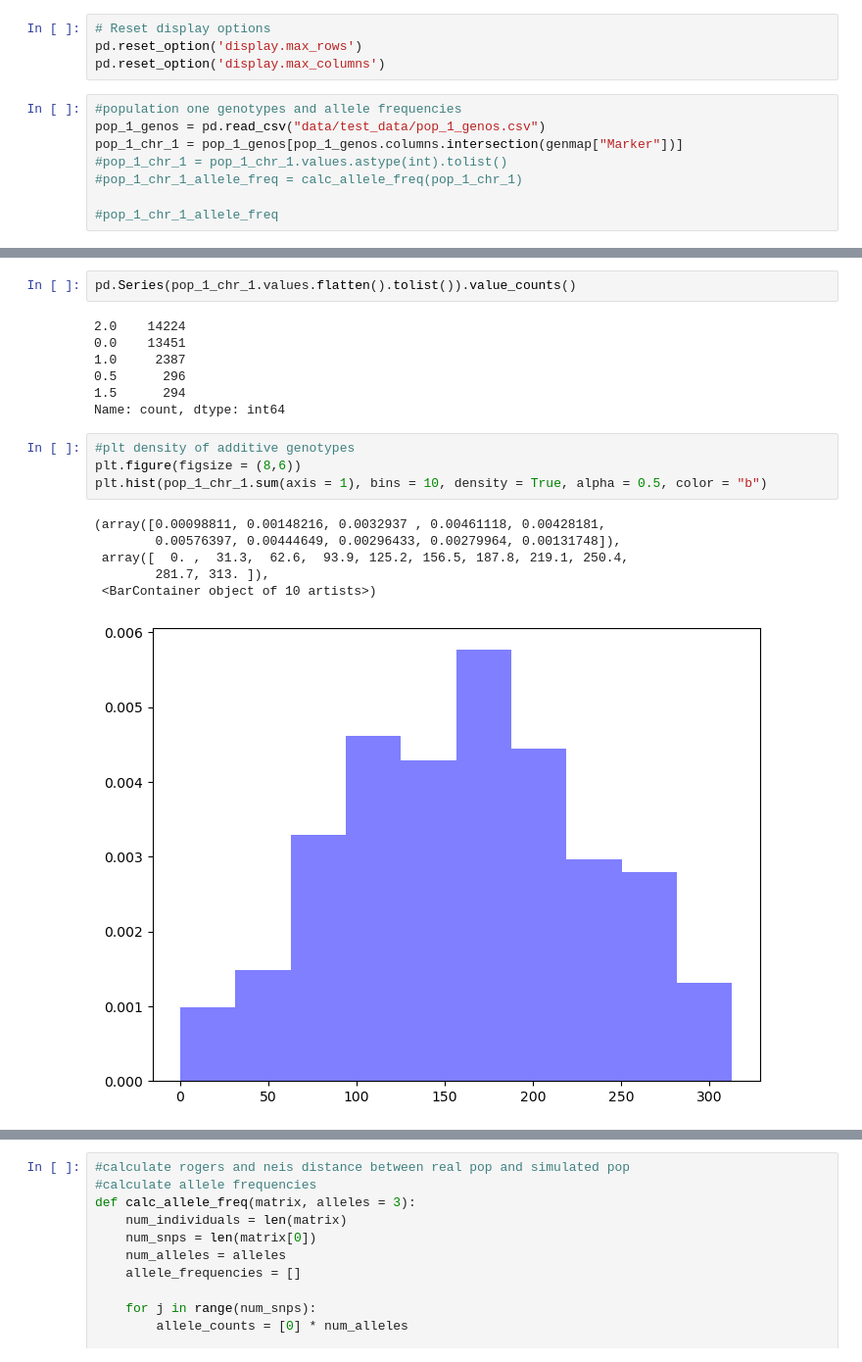
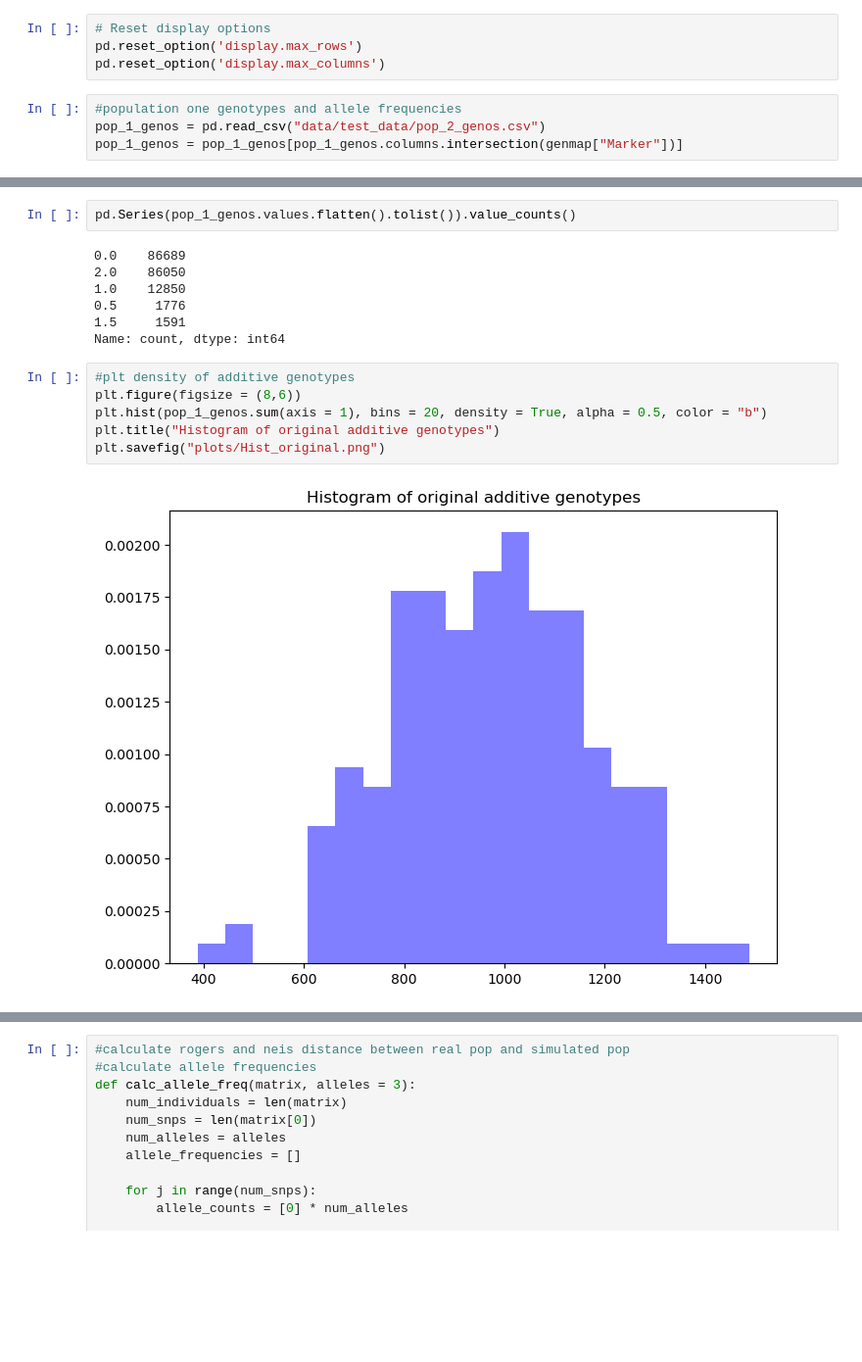
Before and after one commit to Phlup/Masterarbeit, a Jupyter notebook: code/Windows/genotype_sim.ipynb, the cells around one changed output, grey strips where cells are left out. Shown: that part at 98% size. Drawn from its saved outputs; the diff is of its cells as text; blank space fills up the shorter version.

```diff
--- a/code/Windows/genotype_sim.ipynb
+++ b/code/Windows/genotype_sim.ipynb
@@ -237,10 +158,6 @@ pd.reset_option('display.max_rows')
 pd.reset_option('display.max_columns')
 # %%
 #population one genotypes and allele frequencies
-pop_1_genos = pd.read_csv("data/test_data/pop_1_genos.csv")
-pop_1_chr_1 = pop_1_genos[pop_1_genos.columns.intersection(genmap["Marker"])]
-#pop_1_chr_1 = pop_1_chr_1.values.astype(int).tolist()
-#pop_1_chr_1_allele_freq = calc_allele_freq(pop_1_chr_1)
-
-#pop_1_chr_1_allele_freq
+pop_1_genos = pd.read_csv("data/test_data/pop_2_genos.csv")
+pop_1_genos = pop_1_genos[pop_1_genos.columns.intersection(genmap["Marker"])]
 # %%
@@ -299,20 +212,17 @@ Name: count, dtype: int64
 # %%
-pd.Series(pop_1_chr_1.values.flatten().tolist()).value_counts()
+pd.Series(pop_1_genos.values.flatten().tolist()).value_counts()
 # %% [output]
-2.0    14224
-0.0    13451
-1.0     2387
-0.5      296
-1.5      294
+0.0    86689
+2.0    86050
+1.0    12850
+0.5     1776
+1.5     1591
 Name: count, dtype: int64
 # %%
 #plt density of additive genotypes
 plt.figure(figsize = (8,6))
-plt.hist(pop_1_chr_1.sum(axis = 1), bins = 10, density = True, alpha = 0.5, color = "b")
+plt.hist(pop_1_genos.sum(axis = 1), bins = 20, density = True, alpha = 0.5, color = "b")
+plt.title("Histogram of original additive genotypes")
+plt.savefig("plots/Hist_original.png")
 # %% [output]
-(array([0.00098811, 0.00148216, 0.0032937 , 0.00461118, 0.00428181,
-        0.00576397, 0.00444649, 0.00296433, 0.00279964, 0.00131748]),
- array([  0. ,  31.3,  62.6,  93.9, 125.2, 156.5, 187.8, 219.1, 250.4,
-        281.7, 313. ]),
- <BarContainer object of 10 artists>)
-[figure, old version]
+[figure, new version]
```
Also changed, not shown: parts of 32 cells of this notebook, 11 other files.
